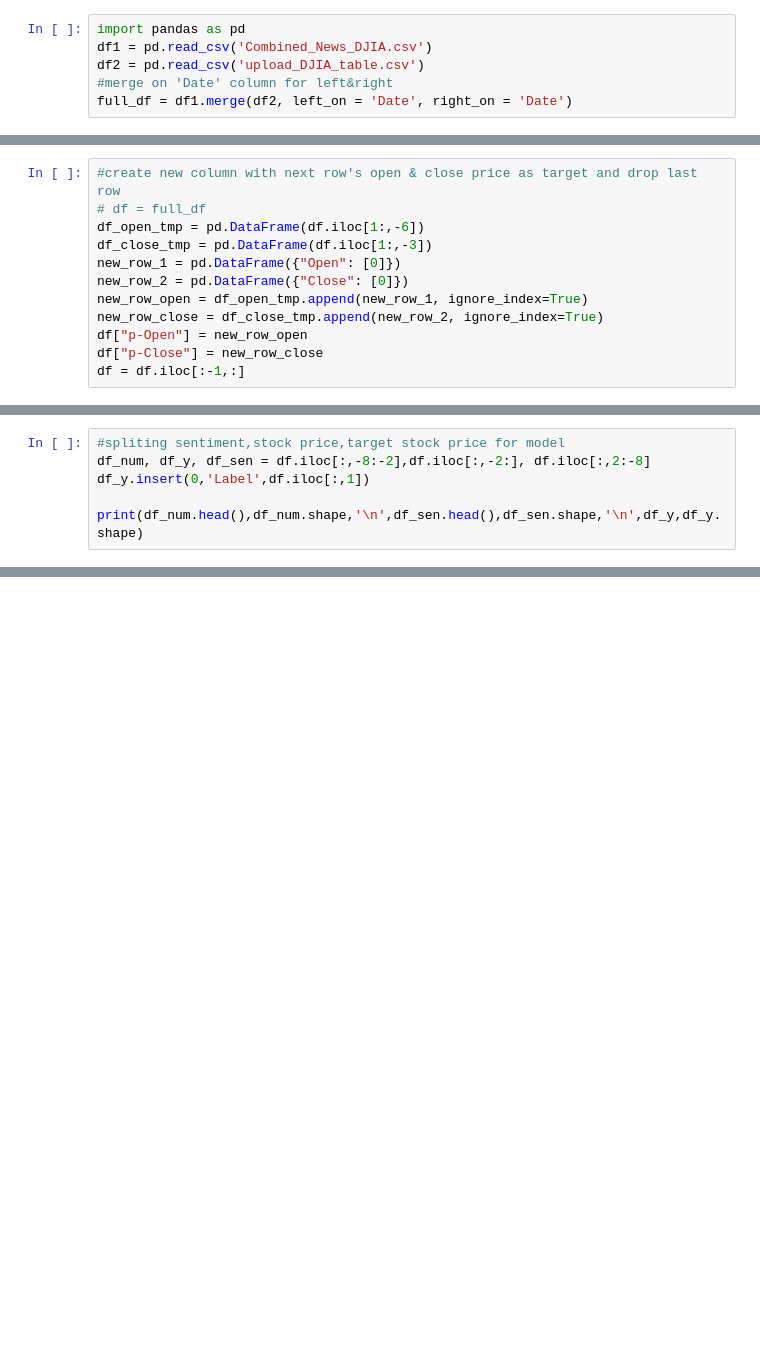
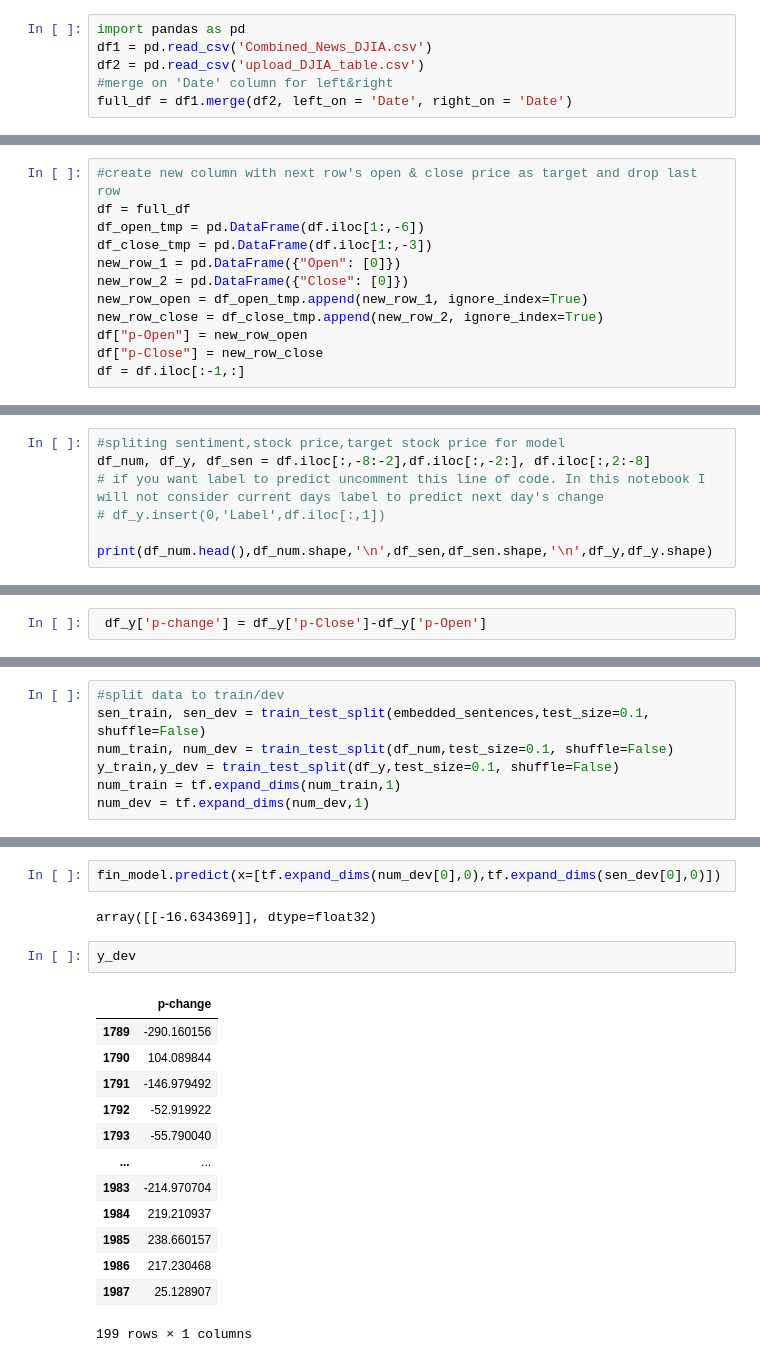
Before and after one commit to SJY-coder/TSP-demo, a Jupyter notebook: TSP_demo.ipynb, the cells around one changed output, grey strips where cells are left out. Drawn from its saved outputs; the diff is of its cells as text; blank space fills up the shorter version.

```diff
--- a/TSP_demo.ipynb
+++ b/TSP_demo.ipynb
@@ -89,7 +86,7 @@ full_df.head()
 | 4 | 2008-08-14 | 1 | All the experts admit that we sho... | War in South Osetia 89 pictures m... | Swedish wrestler Ara Abrahamian t... | Russia exaggerated the death toll... | Missile That Killed 9 Inside Paki... | Rushdie Condemns Random Houses Re... | Poland and US agree to missle def... | Will the Russians conquer Tblisi ... | Russia exaggerating South Ossetia... | ... |
 # %%
 #create new column with next row's open & close price as target and drop last row
-# df = full_df
+df = full_df
 df_open_tmp = pd.DataFrame(df.iloc[1:,-6])
 df_close_tmp = pd.DataFrame(df.iloc[1:,-3])
 new_row_1 = pd.DataFrame({"Open": [0]})
@@ -111,9 +108,10 @@ df.head()
 # %%
 #spliting sentiment,stock price,target stock price for model
 df_num, df_y, df_sen = df.iloc[:,-8:-2],df.iloc[:,-2:], df.iloc[:,2:-8]
-df_y.insert(0,'Label',df.iloc[:,1])
+# if you want label to predict uncomment this line of code. In this notebook I will not consider current days label to predict next day's change
+# df_y.insert(0,'Label',df.iloc[:,1])
 
-print(df_num.head(),df_num.shape,'\n',df_sen.head(),df_sen.shape,'\n',df_y,df_y.shape)
+print(df_num.head(),df_num.shape,'\n',df_sen,df_sen.shape,'\n',df_y,df_y.shape)
 # %% [output]
            Open          High  ...     Volume     Adj Close
 0  11432.089844  11759.959961  ...  212830000  11734.320312
@@ -134,0 +133,2 @@ print(df_num.head(),df_num.shape,'\n',df_sen.head(),df_sen.shape,'\n',df_y,df_y.
+# %%
+ df_y['p-change'] = df_y['p-Close']-df_y['p-Open']
@@ -134,0 +192,7 @@ print(df_num.head(),df_num.shape,'\n',df_sen.head(),df_sen.shape,'\n',df_y,df_y.
+# %%
+#split data to train/dev
+sen_train, sen_dev = train_test_split(embedded_sentences,test_size=0.1, shuffle=False)
+num_train, num_dev = train_test_split(df_num,test_size=0.1, shuffle=False)
+y_train,y_dev = train_test_split(df_y,test_size=0.1, shuffle=False)
+num_train = tf.expand_dims(num_train,1)
+num_dev = tf.expand_dims(num_dev,1)
@@ -134,0 +249,20 @@ print(df_num.head(),df_num.shape,'\n',df_sen.head(),df_sen.shape,'\n',df_y,df_y.
+# %%
+fin_model.predict(x=[tf.expand_dims(num_dev[0],0),tf.expand_dims(sen_dev[0],0)])
+# %% [output]
+array([[-16.634369]], dtype=float32)
+# %%
+y_dev
+# %% [output]
+|  | p-change |
+| 1789 | -290.160156 |
+| 1790 | 104.089844 |
+| 1791 | -146.979492 |
+| 1792 | -52.919922 |
+| 1793 | -55.790040 |
+| ... | ... |
+| 1983 | -214.970704 |
+| 1984 | 219.210937 |
+| 1985 | 238.660157 |
+| 1986 | 217.230468 |
+| 1987 | 25.128907 |
+199 rows × 1 columns
```
Also changed, not shown: parts of 21 cells of this notebook.
